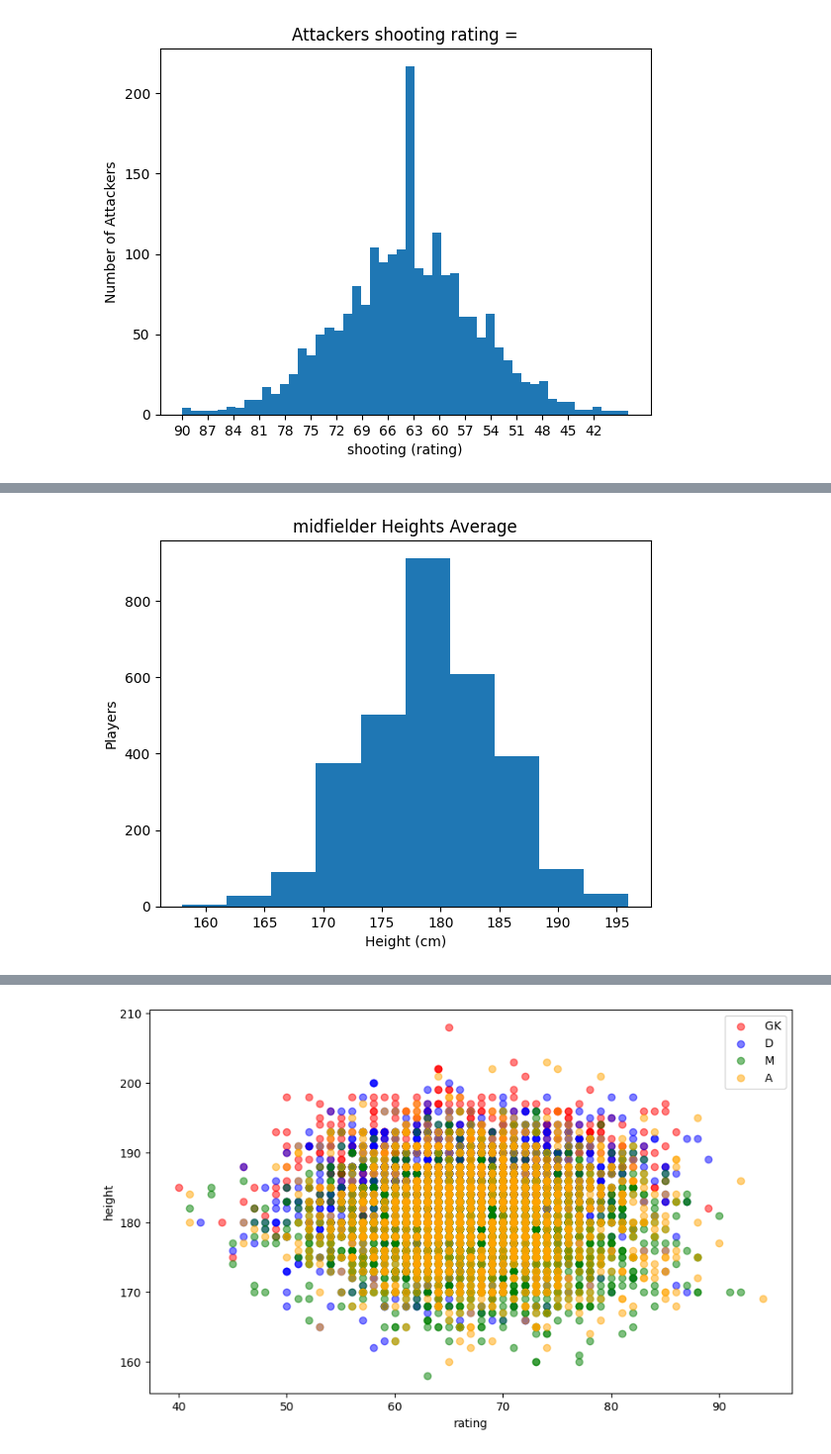
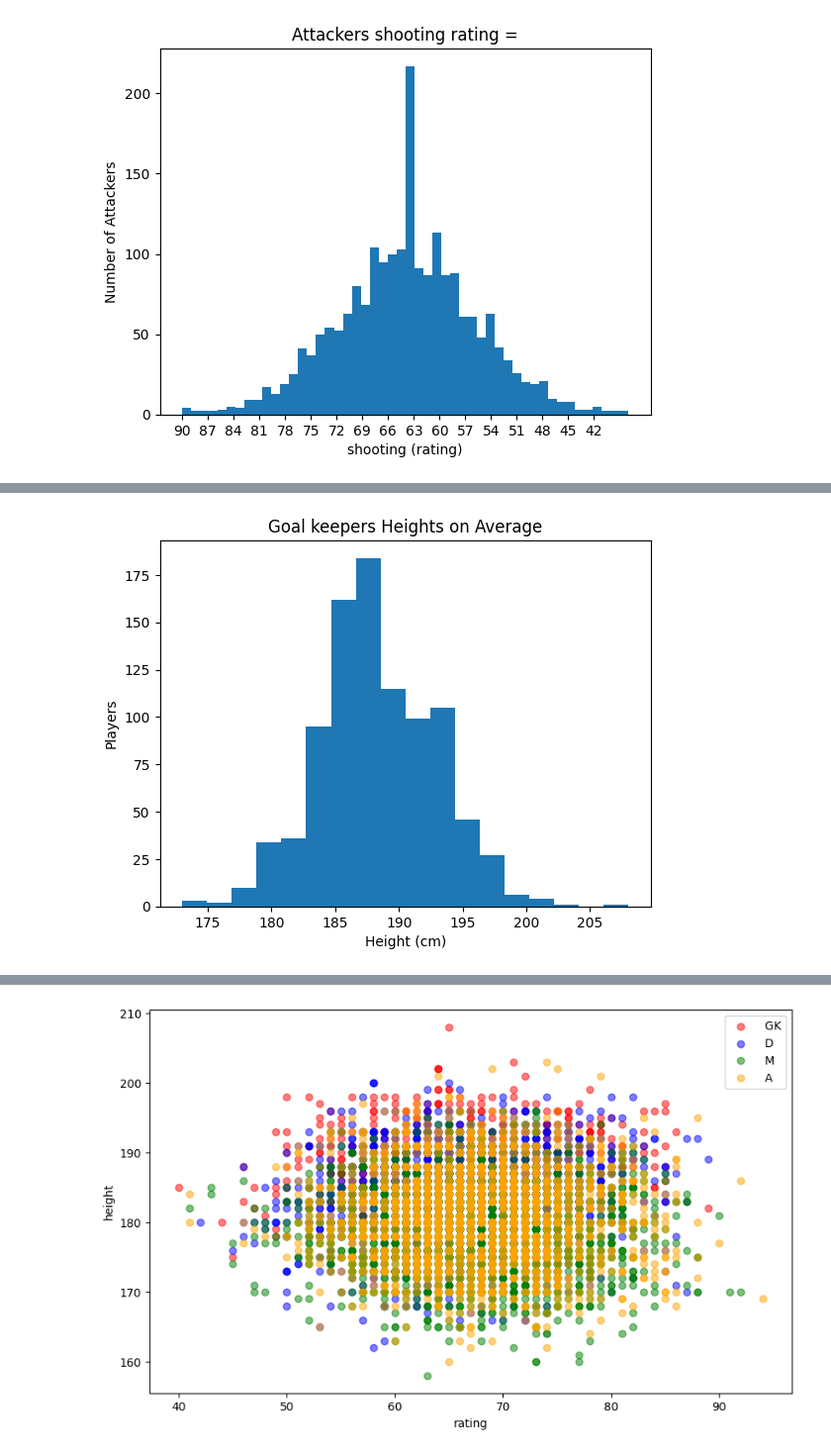
Before and after one commit to Francesfahey/BigData, a Jupyter notebook: fifaCA26_4_23.ipynb, the cells around one changed output, grey strips where cells are left out. Shown at 99% size. Cells and saved outputs as stored; diff of their text form; code cells hidden in the pictures.

```diff
--- a/fifaCA26_4_23.ipynb
+++ b/fifaCA26_4_23.ipynb
@@ -147,3 +212,17 @@ plt.xticks(range(0, 50, 3))
 plt.show()
 # %% [output]
 [figure]
+# %%
+import seaborn as sns
+
+# Convert the 'shooting' column to numeric data type
+fifa_df[' shooting'] = pd.to_numeric(attacker_data[' shooting'])
+
+# Create a KDE plot of the shooting ratings
+sns.kdeplot(fifa_df[' shooting'], shade=True)
+
+# Set the title, x-axis label, and y-axis label
+plt.title('Distribution of Shooting Ratings for Attackers')
+plt.xlabel('Shooting Rating')
+plt.ylabel('Density')
+plt.show()
@@ -150,15 +235,15 @@ plt.show()
 # %%
 import pandas as pd
 import matplotlib.pyplot as plt
 
-df_m = fifa_df[fifa_df[' position'] == ' M']
+df_gk = fifa_df[fifa_df[' position'] == ' GK']
 
-plt.hist(df_m[' height'], bins=10)
+plt.hist(df_gk[' height'], bins=18)
 
-plt.title("midfielder Heights Average")
+plt.title("Goal keepers Heights on Average")
 plt.xlabel("Height (cm)")
 plt.ylabel("Players")
 
 plt.show()
 # %% [output]
-[figure, old version]
+[figure, new version]
```
Also changed, not shown: parts of 11 cells of this notebook.
